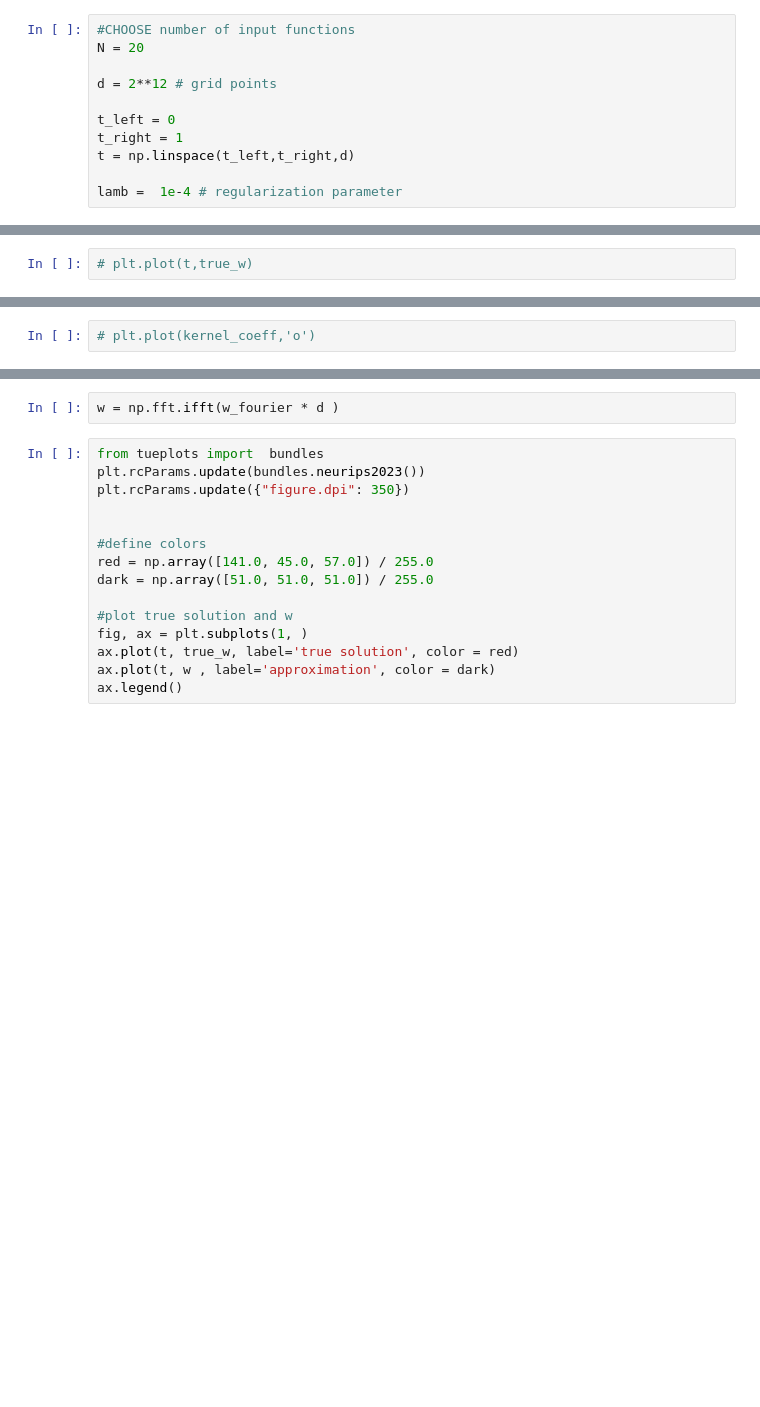
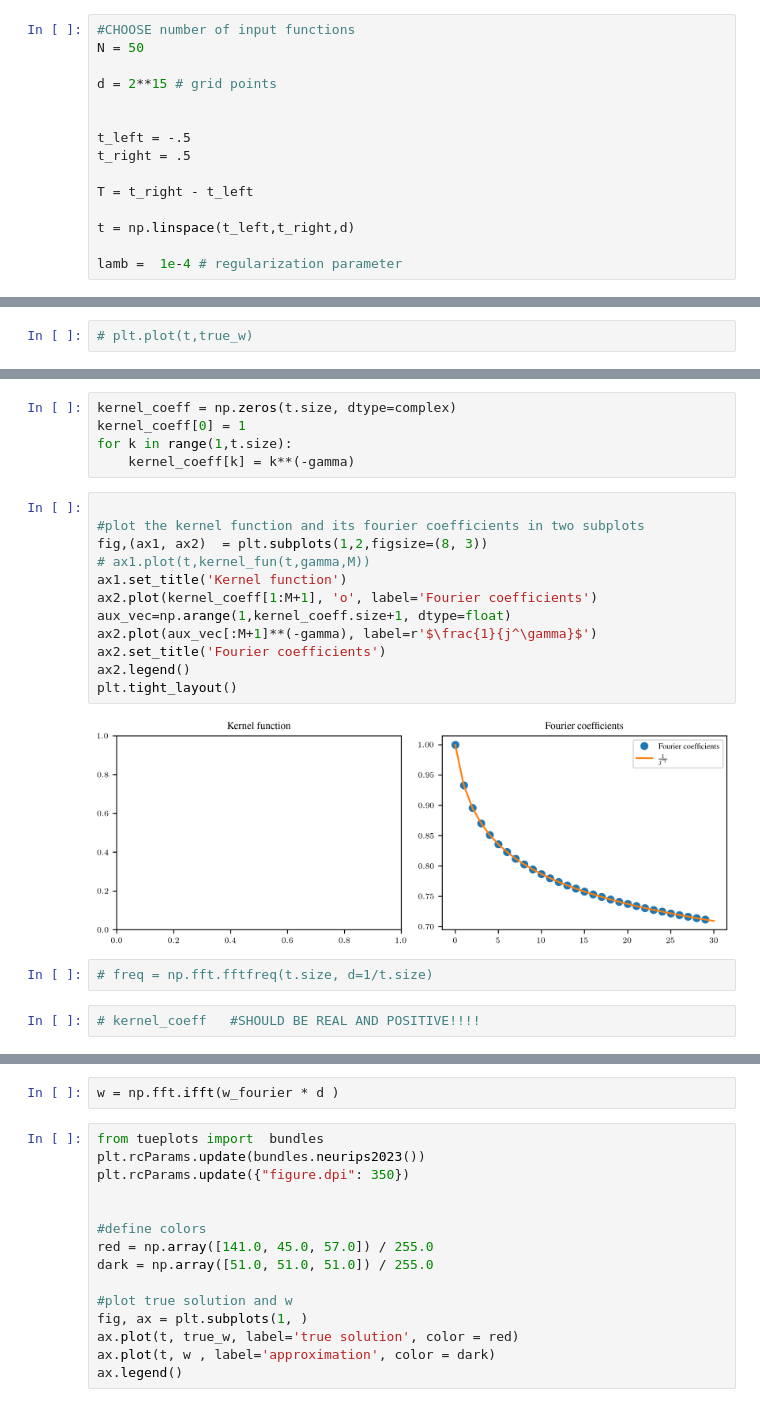
Before and after one commit to EmiliaMagnani/learnconv, a Jupyter notebook: circular_fourier.ipynb, the cells around one changed output, grey strips where cells are left out. Cells and saved outputs as stored; diff of their text form; blank space fills up the shorter version.

```diff
--- a/circular_fourier.ipynb
+++ b/circular_fourier.ipynb
@@ -5,11 +27,15 @@ import matplotlib.pyplot as plt
 # %%
 #CHOOSE number of input functions
-N = 20
+N = 50
 
-d = 2**12 # grid points
+d = 2**15 # grid points
 
-t_left = 0
-t_right = 1
+
+t_left = -.5
+t_right = .5
+
+T = t_right - t_left
+
 t = np.linspace(t_left,t_right,d)
 
 lamb =  1e-4 # regularization parameter
@@ -141,5 +195,26 @@ kernel_coeff = np.fft.fft(Dirichlet(t,p)) / d
-# %%
-# plt.plot(kernel_coeff,'o')
+# %%
+kernel_coeff = np.zeros(t.size, dtype=complex)
+kernel_coeff[0] = 1
+for k in range(1,t.size):
+    kernel_coeff[k] = k**(-gamma)
+# %%
+
+#plot the kernel function and its fourier coefficients in two subplots
+fig,(ax1, ax2)  = plt.subplots(1,2,figsize=(8, 3))
+# ax1.plot(t,kernel_fun(t,gamma,M))
+ax1.set_title('Kernel function')
+ax2.plot(kernel_coeff[1:M+1], 'o', label='Fourier coefficients')
+aux_vec=np.arange(1,kernel_coeff.size+1, dtype=float)
+ax2.plot(aux_vec[:M+1]**(-gamma), label=r'$\frac{1}{j^\gamma}$')
+ax2.set_title('Fourier coefficients')
+ax2.legend()
+plt.tight_layout()
+# %% [output]
+[figure, added]
+# %%
+# freq = np.fft.fftfreq(t.size, d=1/t.size)
+# %%
+# kernel_coeff   #SHOULD BE REAL AND POSITIVE!!!!
 # %%
 w_fourier = np.zeros(t.size, dtype=np.complex128)
 
```
Also changed, not shown: parts of 23 cells of this notebook, 3 other files.
